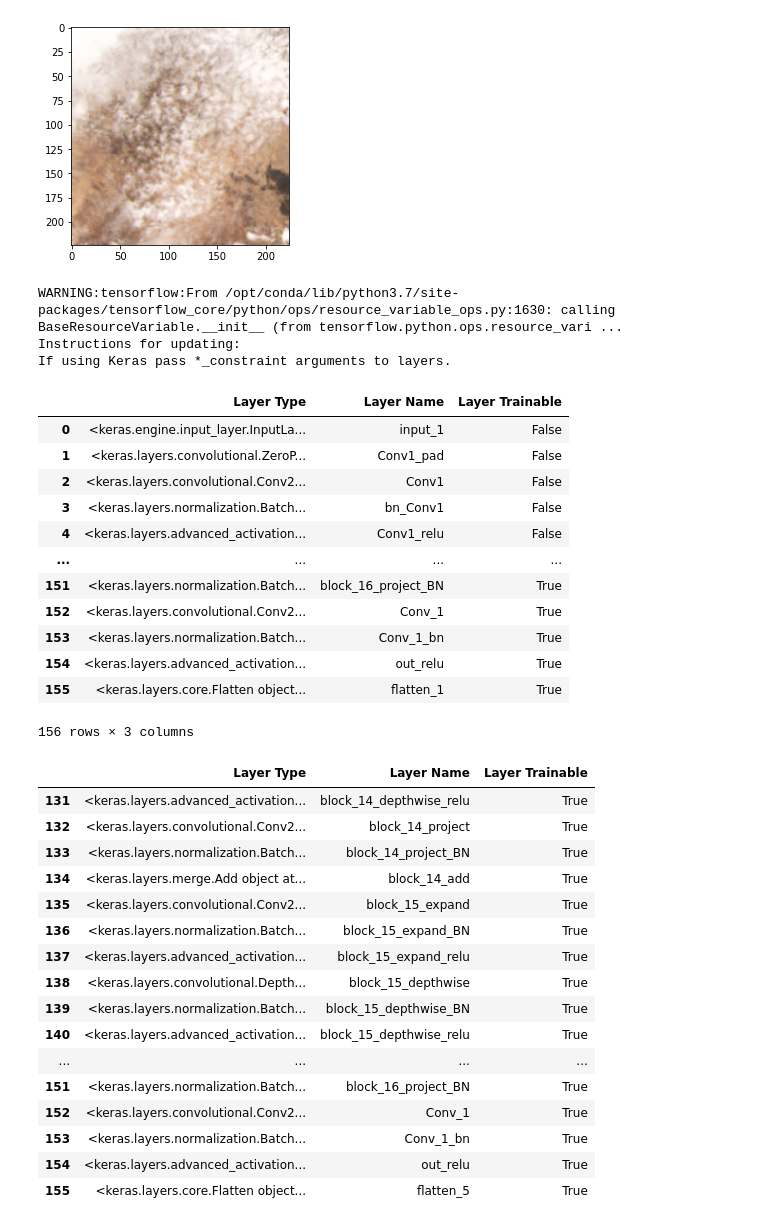
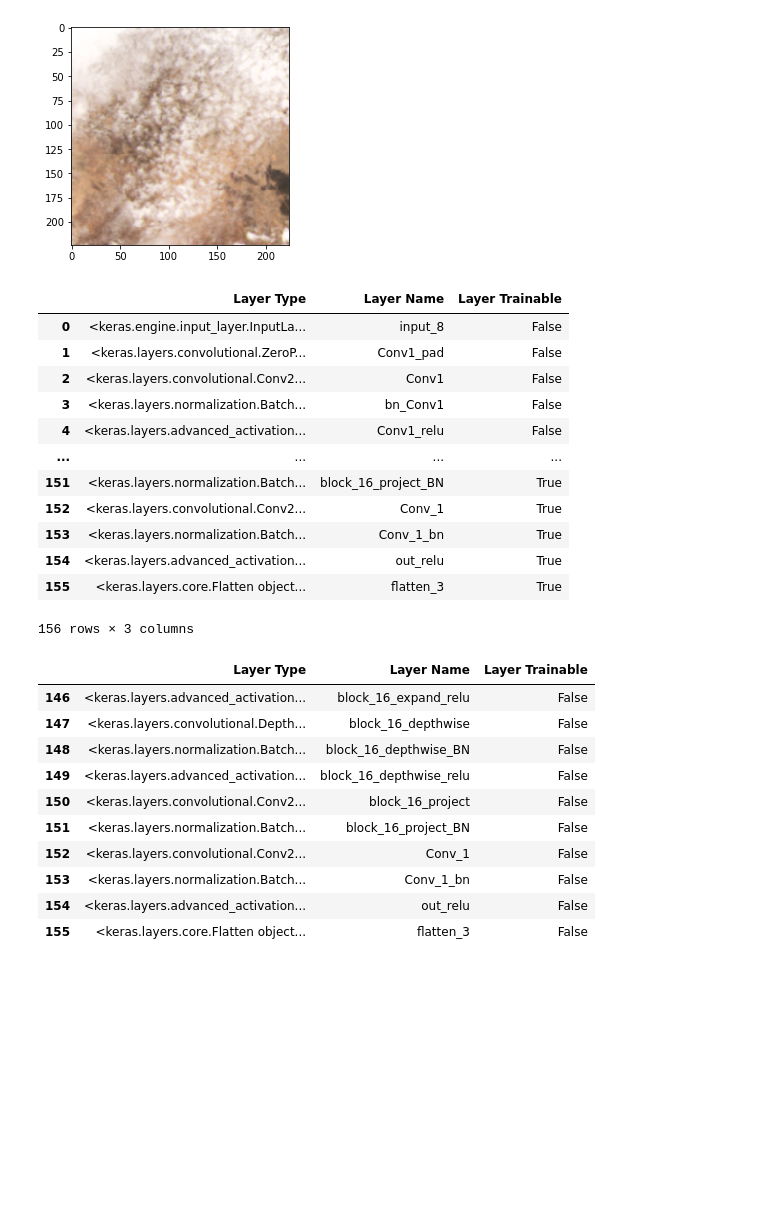
Before and after one commit to maxshowarth/MMAI894_ForestFireDetection, a Jupyter notebook: Model_Code/MobileNetV2 Model.ipynb, the cells around one changed output. Drawn from its saved outputs; the diff is of its cells as text; code cells hidden in the pictures; blank space fills up the shorter version.

```diff
--- a/Model_Code/MobileNetV2 Model.ipynb
+++ b/Model_Code/MobileNetV2 Model.ipynb
@@ -55,7 +122,7 @@ mobile_model = Model(model_mobilenet.input, output)
 mobile_model.trainable = True
 set_trainable = False
 for layer in mobile_model.layers:
-    if layer.name in ['block_14_expand', 'block_15_expand', 'block_16_expand']:
+    if layer.name in ['block_15_expand']:
         set_trainable = True
     if set_trainable:
         layer.trainable = True
@@ -65,39 +132,30 @@ for layer in mobile_model.layers:
 layers = [(layer, layer.name, layer.trainable) for layer in mobile_model.layers]
 pd.DataFrame(layers, columns = ['Layer Type', 'Layer Name', 'Layer Trainable'])
 # %% [output]
+|  | Layer Type | Layer Name | Layer Trainable |
+| 0 | <keras.engine.input_layer.InputLa... | input_8 | False |
+| 1 | <keras.layers.convolutional.ZeroP... | Conv1_pad | False |
+| 2 | <keras.layers.convolutional.Conv2... | Conv1 | False |
+| 3 | <keras.layers.normalization.Batch... | bn_Conv1 | False |
+| 4 | <keras.layers.advanced_activation... | Conv1_relu | False |
+| ... | ... | ... | ... |
+| 151 | <keras.layers.normalization.Batch... | block_16_project_BN | True |
+| 152 | <keras.layers.convolutional.Conv2... | Conv_1 | True |
+| 153 | <keras.layers.normalization.Batch... | Conv_1_bn | True |
+| 154 | <keras.layers.advanced_activation... | out_relu | True |
+| 155 | <keras.layers.core.Flatten object... | flatten_3 | True |
-WARNING:tensorflow:From /opt/conda/lib/python3.7/site-packages/tensorflow_core/python/ops/resource_variable_ops.py:1630: calling BaseResourceVariable.__init__ (from tensorflow.python.ops.resource_vari ...
-Instructions for updating:
-If using Keras pass *_constraint arguments to layers.
+156 rows × 3 columns
-|  | Layer Type | Layer Name | Layer Trainable |
-| 0 | <keras.engine.input_layer.InputLa... | input_1 | False |
-| 1 | <keras.layers.convolutional.ZeroP... | Conv1_pad | False |
-| 2 | <keras.layers.convolutional.Conv2... | Conv1 | False |
-| 3 | <keras.layers.normalization.Batch... | bn_Conv1 | False |
-| 4 | <keras.layers.advanced_activation... | Conv1_relu | False |
-| ... | ... | ... | ... |
-| 151 | <keras.layers.normalization.Batch... | block_16_project_BN | True |
-| 152 | <keras.layers.convolutional.Conv2... | Conv_1 | True |
-| 153 | <keras.layers.normalization.Batch... | Conv_1_bn | True |
-| 154 | <keras.layers.advanced_activation... | out_relu | True |
-| 155 | <keras.layers.core.Flatten object... | flatten_1 | True |
-156 rows × 3 columns
 # %%
-pd.DataFrame(layers, columns = ['Layer Type', 'Layer Name', 'Layer Trainable']).tail(25)
+pd.DataFrame(layers, columns = ['Layer Type', 'Layer Name', 'Layer Trainable']).tail(10)
 # %% [output]
 |  | Layer Type | Layer Name | Layer Trainable |
-| 131 | <keras.layers.advanced_activation... | block_14_depthwise_relu | True |
-| 132 | <keras.layers.convolutional.Conv2... | block_14_project | True |
-| 133 | <keras.layers.normalization.Batch... | block_14_project_BN | True |
-| 134 | <keras.layers.merge.Add object at... | block_14_add | True |
-| 135 | <keras.layers.convolutional.Conv2... | block_15_expand | True |
-| 136 | <keras.layers.normalization.Batch... | block_15_expand_BN | True |
-| 137 | <keras.layers.advanced_activation... | block_15_expand_relu | True |
-| 138 | <keras.layers.convolutional.Depth... | block_15_depthwise | True |
-| 139 | <keras.layers.normalization.Batch... | block_15_depthwise_BN | True |
-| 140 | <keras.layers.advanced_activation... | block_15_depthwise_relu | True |
-| ... | ... | ... | ... |
-| 151 | <keras.layers.normalization.Batch... | block_16_project_BN | True |
-| 152 | <keras.layers.convolutional.Conv2... | Conv_1 | True |
-| 153 | <keras.layers.normalization.Batch... | Conv_1_bn | True |
-| 154 | <keras.layers.advanced_activation... | out_relu | True |
-| 155 | <keras.layers.core.Flatten object... | flatten_5 | True |
+| 146 | <keras.layers.advanced_activation... | block_16_expand_relu | False |
+| 147 | <keras.layers.convolutional.Depth... | block_16_depthwise | False |
+| 148 | <keras.layers.normalization.Batch... | block_16_depthwise_BN | False |
+| 149 | <keras.layers.advanced_activation... | block_16_depthwise_relu | False |
+| 150 | <keras.layers.convolutional.Conv2... | block_16_project | False |
+| 151 | <keras.layers.normalization.Batch... | block_16_project_BN | False |
+| 152 | <keras.layers.convolutional.Conv2... | Conv_1 | False |
+| 153 | <keras.layers.normalization.Batch... | Conv_1_bn | False |
+| 154 | <keras.layers.advanced_activation... | out_relu | False |
+| 155 | <keras.layers.core.Flatten object... | flatten_3 | False |
```
Also changed, not shown: parts of 24 cells of this notebook.
